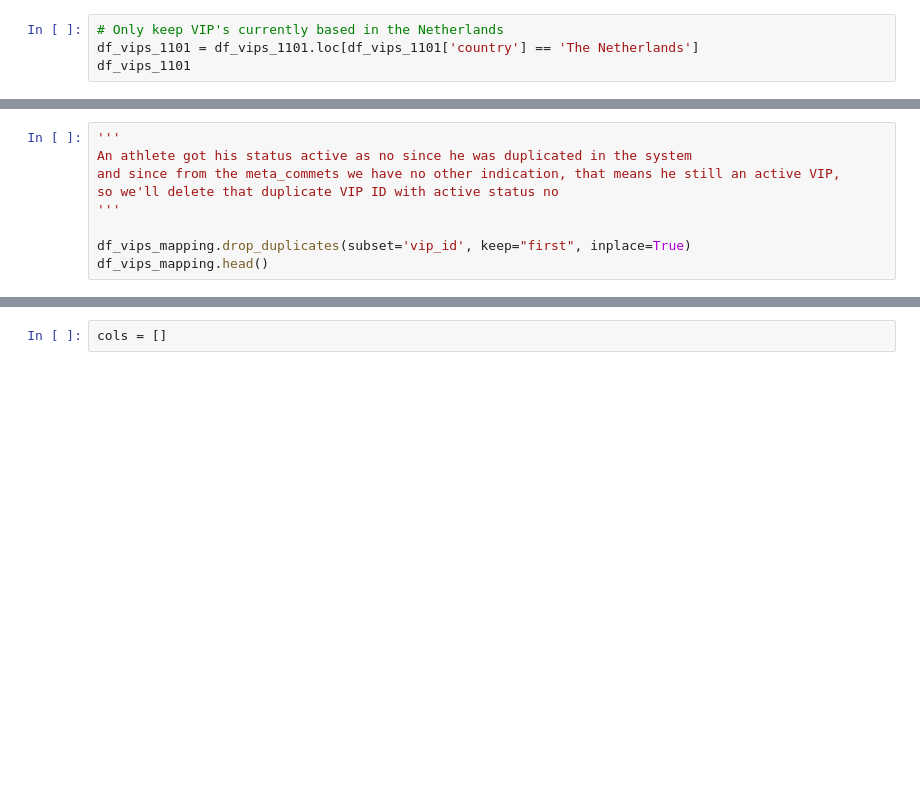
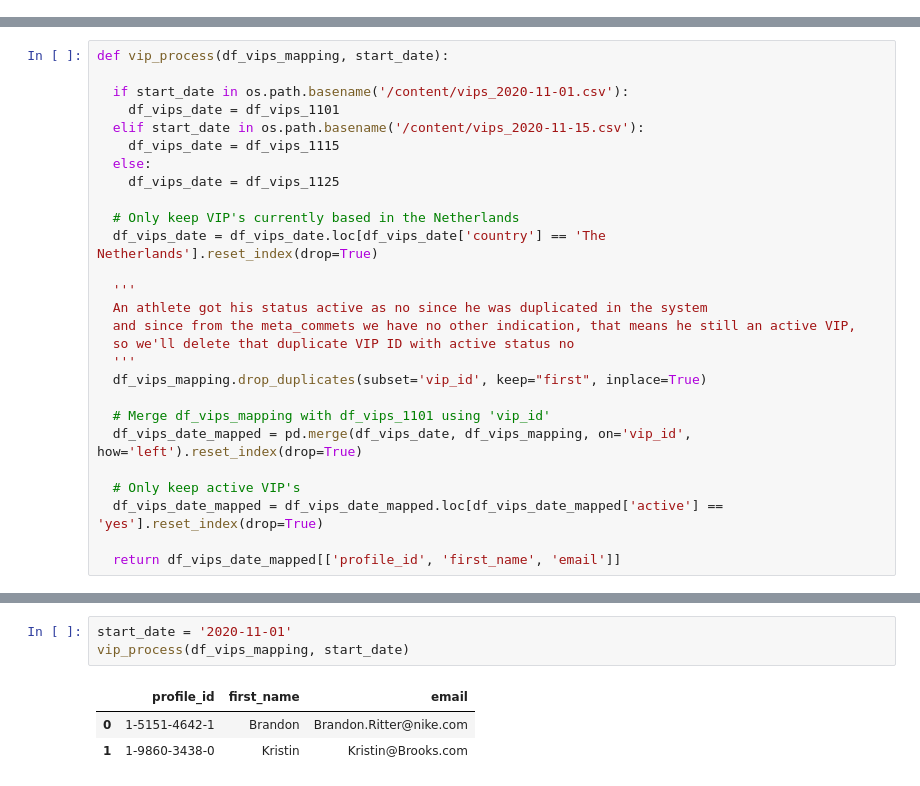
Before and after one commit to MWFK/Nike_Case_Assignments, a Jupyter notebook: VIP_Promotion_Python_Version.ipynb, the cells around one changed output, grey strips where cells are left out. Drawn from its saved outputs; the diff is of its cells as text; blank space fills up the shorter version.

```diff
--- a/VIP_Promotion_Python_Version.ipynb
+++ b/VIP_Promotion_Python_Version.ipynb
@@ -190,4 +66,0 @@ df_vips_mapping
-# %%
-# Only keep VIP's currently based in the Netherlands
-df_vips_1101 = df_vips_1101.loc[df_vips_1101['country'] == 'The Netherlands']
-df_vips_1101
@@ -199,9 +67,27 @@ df_vips_1101
 # %%
-'''
-An athlete got his status active as no since he was duplicated in the system
-and since from the meta_commets we have no other indication, that means he still an active VIP,
-so we'll delete that duplicate VIP ID with active status no
-'''
+def vip_process(df_vips_mapping, start_date):
 
-df_vips_mapping.drop_duplicates(subset='vip_id', keep="first", inplace=True)
-df_vips_mapping.head()
+  if start_date in os.path.basename('/content/vips_2020-11-01.csv'):
+    df_vips_date = df_vips_1101
+  elif start_date in os.path.basename('/content/vips_2020-11-15.csv'):
+    df_vips_date = df_vips_1115
+  else:
+    df_vips_date = df_vips_1125
+
+  # Only keep VIP's currently based in the Netherlands
+  df_vips_date = df_vips_date.loc[df_vips_date['country'] == 'The Netherlands'].reset_index(drop=True)
+
+  '''
+  An athlete got his status active as no since he was duplicated in the system
+  and since from the meta_commets we have no other indication, that means he still an active VIP,
+  so we'll delete that duplicate VIP ID with active status no
+  '''
+  df_vips_mapping.drop_duplicates(subset='vip_id', keep="first", inplace=True)
+
+  # Merge df_vips_mapping with df_vips_1101 using 'vip_id'
+  df_vips_date_mapped = pd.merge(df_vips_date, df_vips_mapping, on='vip_id', how='left').reset_index(drop=True)
+
+  # Only keep active VIP's
+  df_vips_date_mapped = df_vips_date_mapped.loc[df_vips_date_mapped['active'] == 'yes'].reset_index(drop=True)
+
+  return df_vips_date_mapped[['profile_id', 'first_name', 'email']]
@@ -234,2 +94,7 @@ df_vips_1101_mapped
-# %%
-cols = []
+# %%
+start_date = '2020-11-01'
+vip_process(df_vips_mapping, start_date)
+# %% [output]
+|  | profile_id | first_name | email |
+| 0 | 1-5151-4642-1 | Brandon | Brandon.Ritter@nike.com |
+| 1 | 1-9860-3438-0 | Kristin | Kristin@Brooks.com |
```
Also changed, not shown: parts of 27 cells of this notebook.
